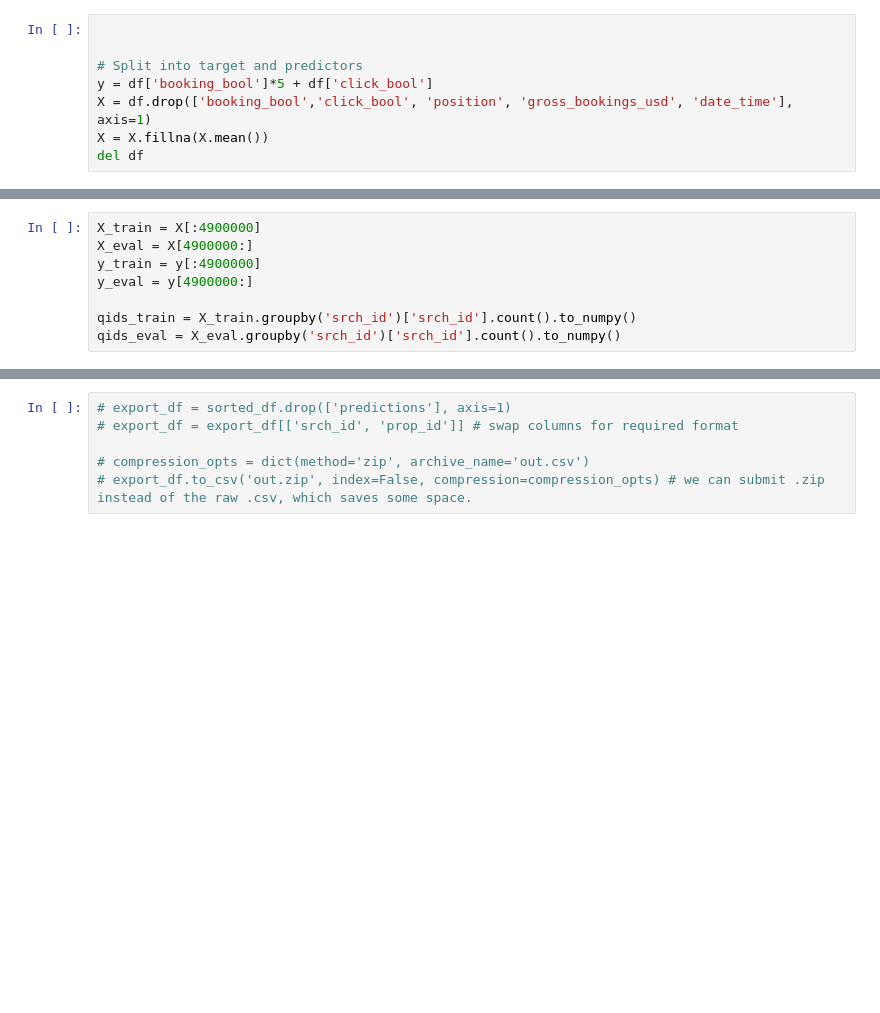
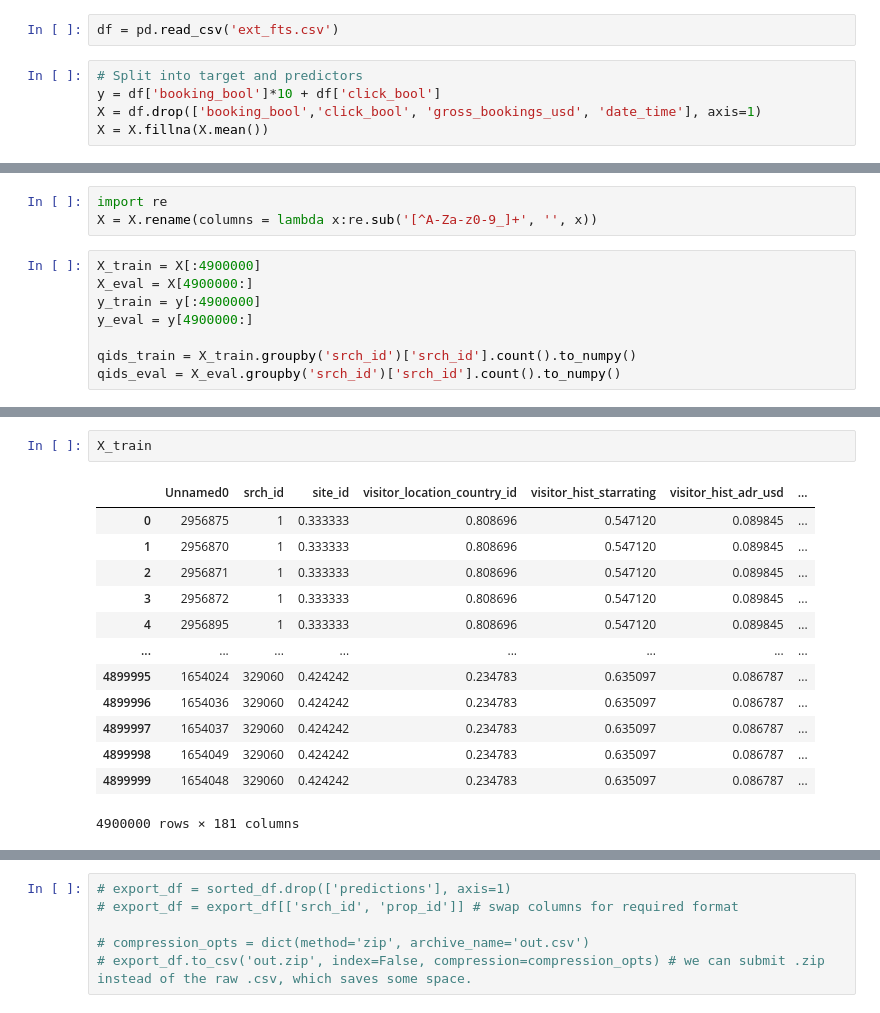
Before and after one commit to JoshuaSeth/DM_project_2, a Jupyter notebook: models/LambdaSeth/lambda.ipynb, the cells around one changed output, grey strips where cells are left out. Saved outputs shown, nothing was run; the diff lists cells and outputs as text; blank space fills up the shorter version.

```diff
--- a/models/LambdaSeth/lambda.ipynb
+++ b/models/LambdaSeth/lambda.ipynb
@@ -56,8 +24,7 @@ df.head(50).to_csv('check.csv')
+# %%
+df = pd.read_csv('ext_fts.csv')
 # %%
-
-
 # Split into target and predictors
-y = df['booking_bool']*5 + df['click_bool']
-X = df.drop(['booking_bool','click_bool', 'position', 'gross_bookings_usd', 'date_time'], axis=1)
+y = df['booking_bool']*10 + df['click_bool']
+X = df.drop(['booking_bool','click_bool', 'gross_bookings_usd', 'date_time'], axis=1)
 X = X.fillna(X.mean())
-del df
@@ -64,3 +33,6 @@ del df
+# %%
+import re
+X = X.rename(columns = lambda x:re.sub('[^A-Za-z0-9_]+', '', x))
 # %%
 X_train = X[:4900000]
 X_eval = X[4900000:]
@@ -146,0 +103,16 @@ KeyboardInterrupt:
+# %%
+X_train
+# %% [output]
+|  | Unnamed0 | srch_id | site_id | visitor_location_country_id | visitor_hist_starrating | visitor_hist_adr_usd | ... |
+| 0 | 2956875 | 1 | 0.333333 | 0.808696 | 0.547120 | 0.089845 | ... |
+| 1 | 2956870 | 1 | 0.333333 | 0.808696 | 0.547120 | 0.089845 | ... |
+| 2 | 2956871 | 1 | 0.333333 | 0.808696 | 0.547120 | 0.089845 | ... |
+| 3 | 2956872 | 1 | 0.333333 | 0.808696 | 0.547120 | 0.089845 | ... |
+| 4 | 2956895 | 1 | 0.333333 | 0.808696 | 0.547120 | 0.089845 | ... |
+| ... | ... | ... | ... | ... | ... | ... | ... |
+| 4899995 | 1654024 | 329060 | 0.424242 | 0.234783 | 0.635097 | 0.086787 | ... |
+| 4899996 | 1654036 | 329060 | 0.424242 | 0.234783 | 0.635097 | 0.086787 | ... |
+| 4899997 | 1654037 | 329060 | 0.424242 | 0.234783 | 0.635097 | 0.086787 | ... |
+| 4899998 | 1654049 | 329060 | 0.424242 | 0.234783 | 0.635097 | 0.086787 | ... |
+| 4899999 | 1654048 | 329060 | 0.424242 | 0.234783 | 0.635097 | 0.086787 | ... |
+4900000 rows × 181 columns
```
Also changed, not shown: parts of 27 cells of this notebook, 8 other files.
